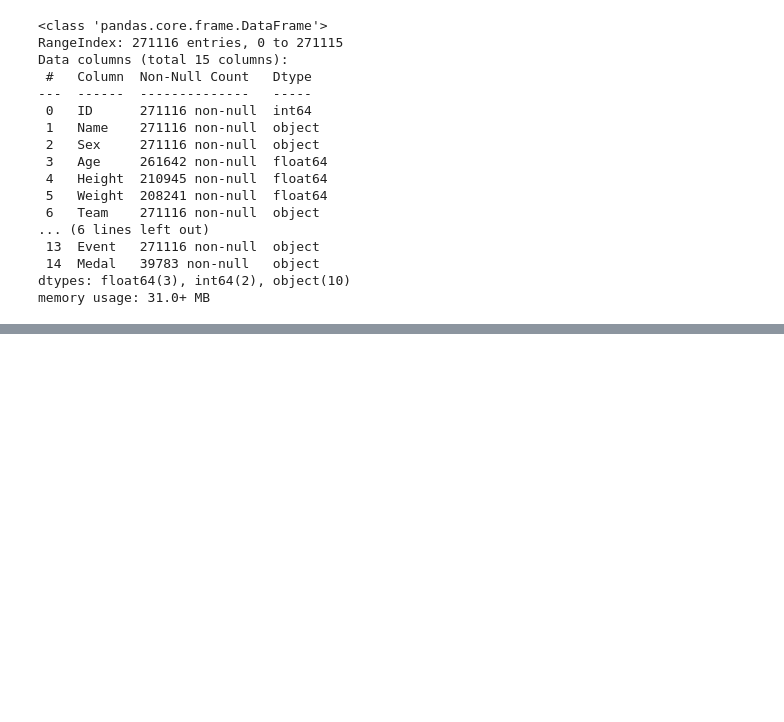
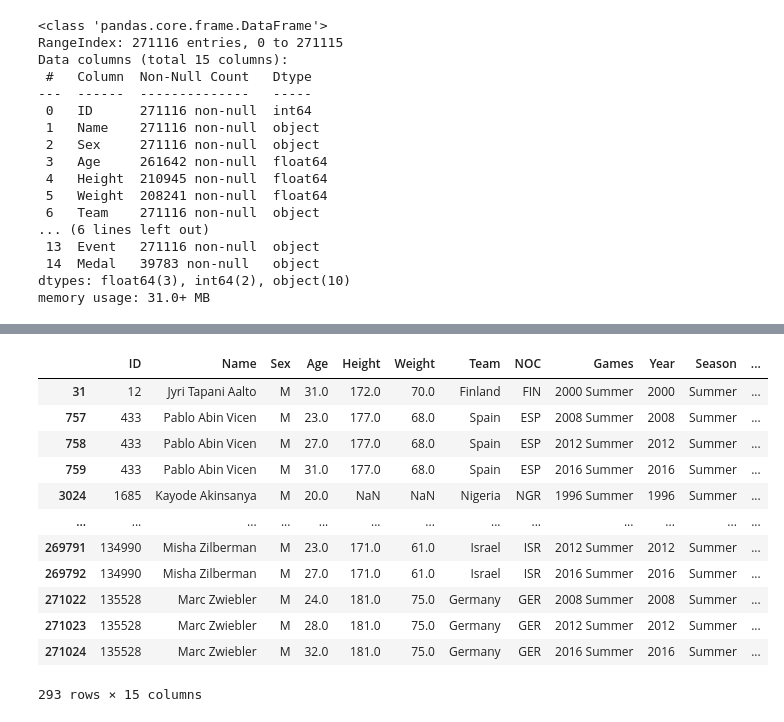
Before and after one commit to vp0716/Olympics, a Jupyter notebook: Olympics.ipynb, the cells around one changed output, grey strips where cells are left out. Cells and saved outputs as stored; diff of their text form; code cells hidden in the pictures; blank space fills up the shorter version.

```diff
--- a/Olympics.ipynb
+++ b/Olympics.ipynb
@@ -39,0 +91,16 @@ memory usage: 31.0+ MB
+# %%
+data[data['Event'] == "Badminton Men's Singles"]
+# %% [output]
+|  | ID | Name | Sex | Age | Height | Weight | Team | NOC | Games | Year | Season | ... |
+| 31 | 12 | Jyri Tapani Aalto | M | 31.0 | 172.0 | 70.0 | Finland | FIN | 2000 Summer | 2000 | Summer | ... |
+| 757 | 433 | Pablo Abin Vicen | M | 23.0 | 177.0 | 68.0 | Spain | ESP | 2008 Summer | 2008 | Summer | ... |
+| 758 | 433 | Pablo Abin Vicen | M | 27.0 | 177.0 | 68.0 | Spain | ESP | 2012 Summer | 2012 | Summer | ... |
+| 759 | 433 | Pablo Abin Vicen | M | 31.0 | 177.0 | 68.0 | Spain | ESP | 2016 Summer | 2016 | Summer | ... |
+| 3024 | 1685 | Kayode Akinsanya | M | 20.0 | NaN | NaN | Nigeria | NGR | 1996 Summer | 1996 | Summer | ... |
+| ... | ... | ... | ... | ... | ... | ... | ... | ... | ... | ... | ... | ... |
+| 269791 | 134990 | Misha Zilberman | M | 23.0 | 171.0 | 61.0 | Israel | ISR | 2012 Summer | 2012 | Summer | ... |
+| 269792 | 134990 | Misha Zilberman | M | 27.0 | 171.0 | 61.0 | Israel | ISR | 2016 Summer | 2016 | Summer | ... |
+| 271022 | 135528 | Marc Zwiebler | M | 24.0 | 181.0 | 75.0 | Germany | GER | 2008 Summer | 2008 | Summer | ... |
+| 271023 | 135528 | Marc Zwiebler | M | 28.0 | 181.0 | 75.0 | Germany | GER | 2012 Summer | 2012 | Summer | ... |
+| 271024 | 135528 | Marc Zwiebler | M | 32.0 | 181.0 | 75.0 | Germany | GER | 2016 Summer | 2016 | Summer | ... |
+293 rows × 15 columns
```
Also changed, not shown: parts of 7 cells of this notebook.
